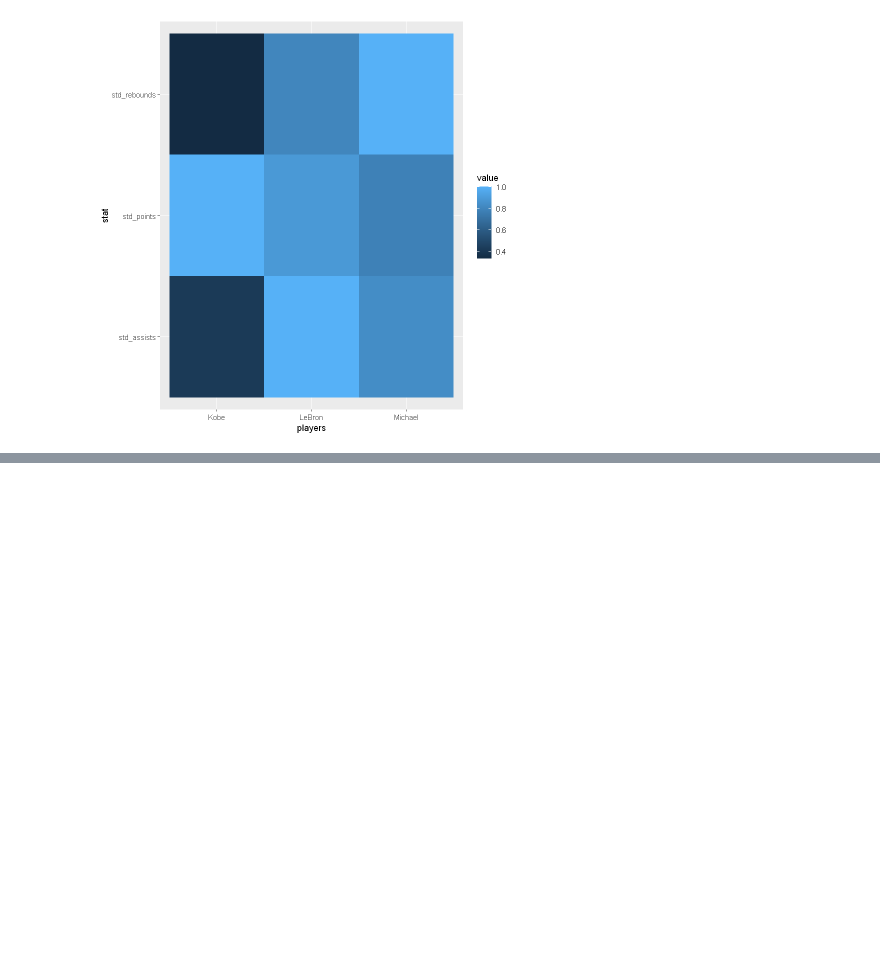
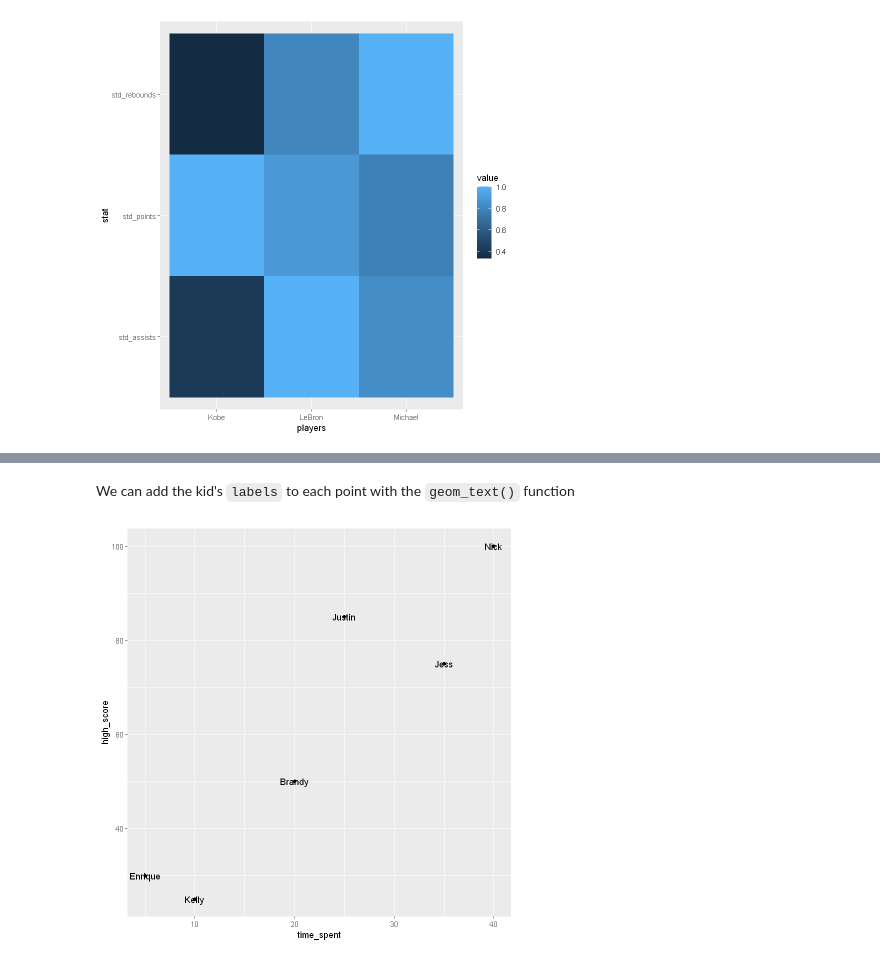
Before and after one commit to ignacioaristimuno/Courses, a Jupyter notebook: R/Data Visualization and Dashboarding with R/2. Data visualization in R with ggplot2.ipynb, the cells around one changed output, grey strips where cells are left out. Cells and saved outputs as stored; diff of their text form; code cells hidden in the pictures; blank space fills up the shorter version.

```diff
--- a/R/Data Visualization and Dashboarding with R/2. Data visualization in R with ggplot2.ipynb
+++ b/R/Data Visualization and Dashboarding with R/2. Data visualization in R with ggplot2.ipynb
@@ -618,0 +663,9 @@ ggplot(basket_std, aes(players, stat, fill = value)) +
+# %% [markdown]
+We can add the kid's `labels` to each point with the `geom_text()` function
+# %%
+# Scatter plot with labels
+ggplot(tetris, aes(x = time_spent, y = high_score)) +
+    geom_point() +
+    geom_text(aes(label = kid))
+# %% [output]
+[figure, added]
```
Also changed, not shown: parts of 16 cells of this notebook.
